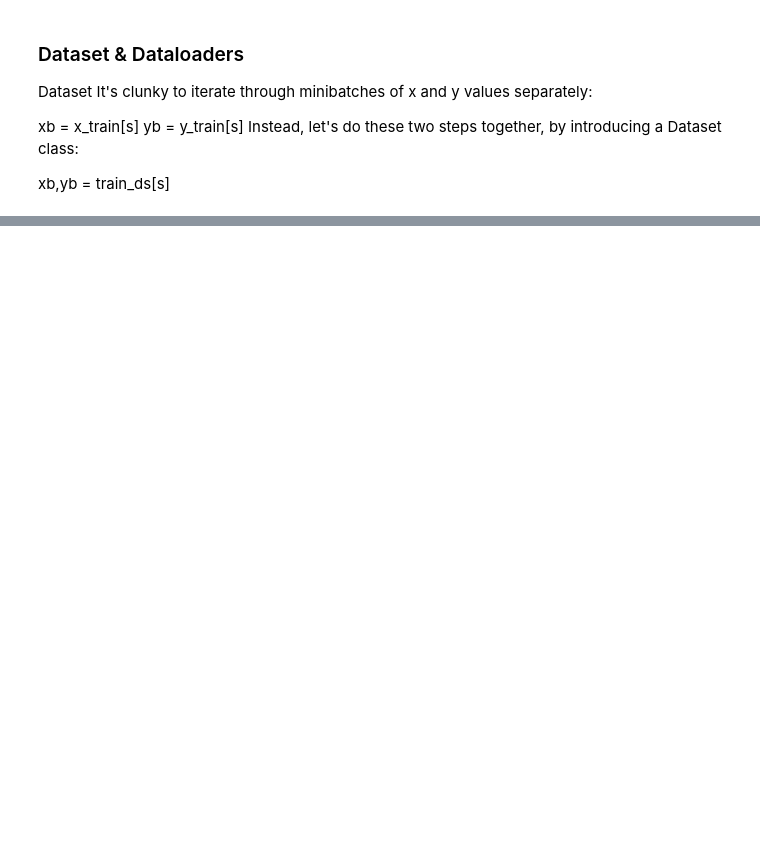
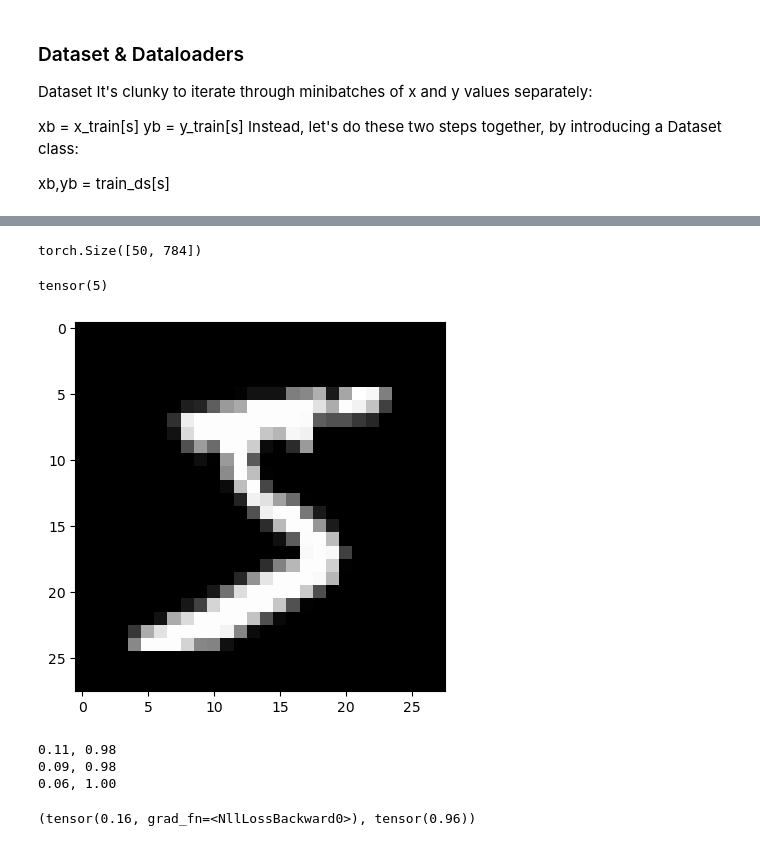
Before and after one commit to AgastyaPatel/FastAI-course, a Jupyter notebook: Course Part 2-StableDiffusion/04_minibatch_training.ipynb, the cells around one changed output, grey strips where cells are left out. Saved outputs shown, nothing was run; the diff lists cells and outputs as text; code cells hidden in the pictures; blank space fills up the shorter version.

```diff
--- a/Course Part 2-StableDiffusion/04_minibatch_training.ipynb
+++ b/Course Part 2-StableDiffusion/04_minibatch_training.ipynb
@@ -387,0 +398,11 @@ class Dataset():
+# %%
+for epoch in range(epochs):
+    for i in range(0, n, bs):
+        s = slice(i, min(n, i+bs))
+        xb, yb = train_ds[s]
+        preds = model(xb)
+        loss = loss_func(preds, yb)
+        loss.backward()
+        opt.step()
+        opt.zero_grad()
+    report(loss, preds, yb)
@@ -387,0 +427,20 @@ class Dataset():
+# %%
+class DataLoader():
+    def __init__(self, ds, bs): self.ds, self.bs = ds, bs
+    def __iter__(self):
+        for i in range(0, len(self.ds), self.bs):
+            yield self.ds[i: i+self.bs]
+# %%
+train_dl = DataLoader(train_ds, bs)
+valid_dl = DataLoader(valid_ds, bs)
+# %%
+xb, yb = next(iter(train_dl))
+xb.shape
+# %% [output]
+torch.Size([50, 784])
+# %%
+plt.imshow(xb[0].view(28,28))
+yb[0]
+# %% [output]
+tensor(5)
+[figure, added]
@@ -387,0 +459,8 @@ class Dataset():
+# %%
+fit()
+loss_func(model(xb), yb), accuracy(model(xb), yb)
+# %% [output]
+0.11, 0.98
+0.09, 0.98
+0.06, 1.00
+(tensor(0.16, grad_fn=<NllLossBackward0>), tensor(0.96))
```
Also changed, not shown: parts of 57 cells of this notebook, 3 other files.
